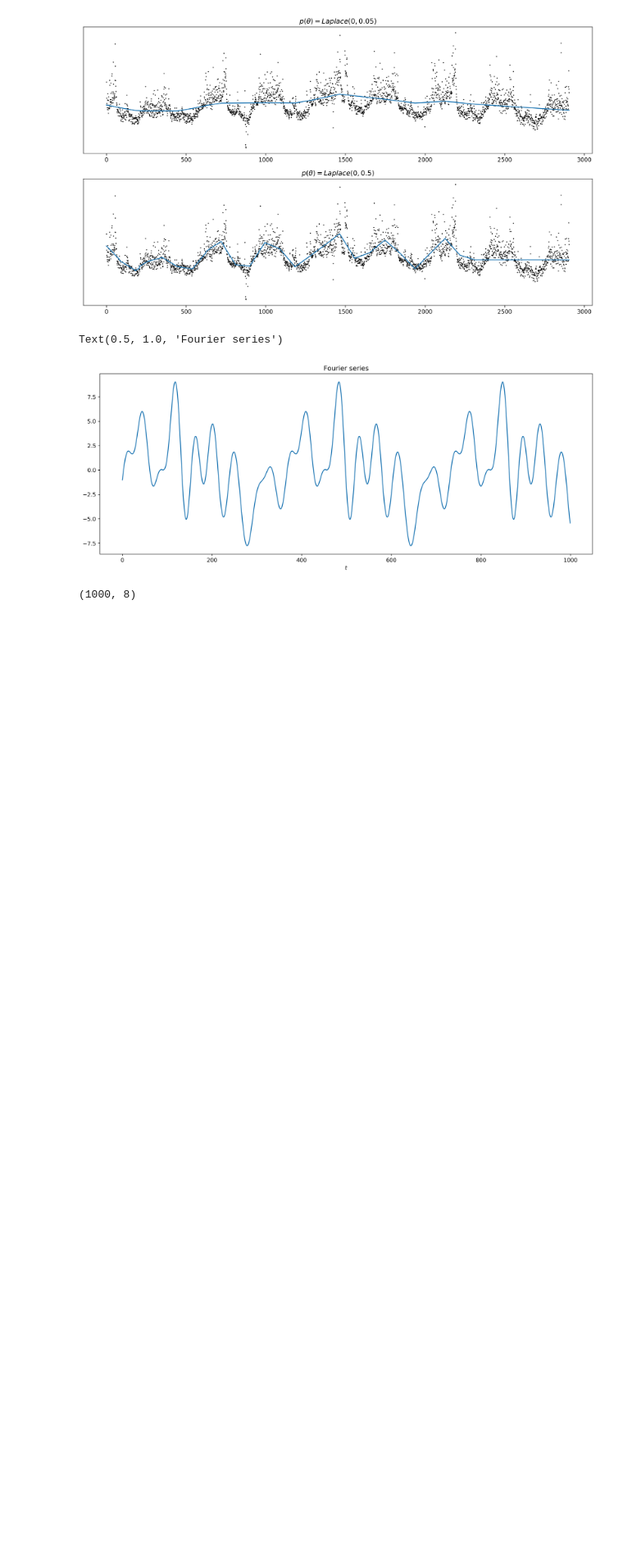
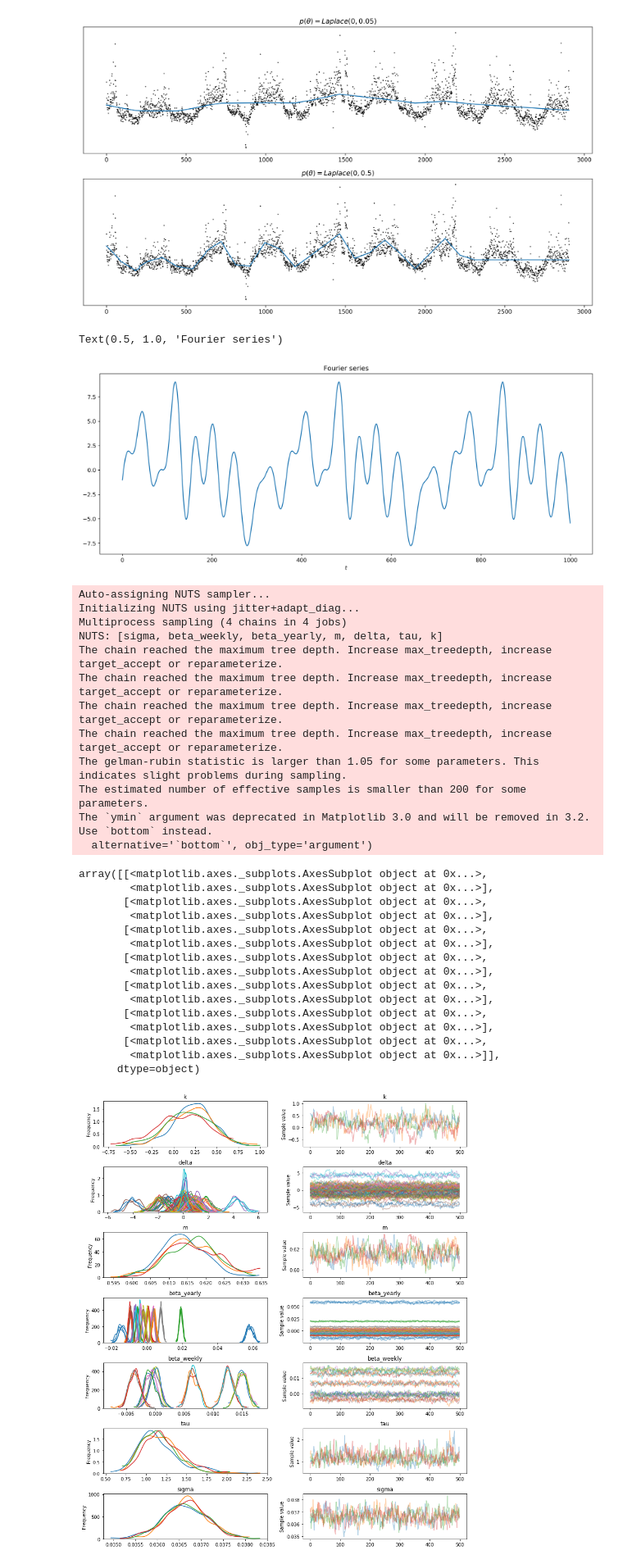
Before and after one commit to ritchie46/pydata-pymc3-prophet, a Jupyter notebook: notebooks/code-up.ipynb, the cells around one changed output. Shown at 82% size. Saved outputs shown, nothing was run; the diff lists cells and outputs as text; code cells hidden in the pictures; blank space fills up the shorter version.

```diff
--- a/notebooks/code-up.ipynb
+++ b/notebooks/code-up.ipynb
@@ -165,7 +165,67 @@ plt.title('Fourier series')
 # %% [output]
 Text(0.5, 1.0, 'Fourier series')
 [figure]
-# %%
-fourier_series(t, 365.25, n).shape
-# %% [output]
-(1000, 8)
+# %%
+def seasonality_model(m, df, period='yearly', seasonality_prior_scale=10):
+
+    if period == 'yearly':
+        n = 10
+        # rescale the period, as t is also scaled
+        p = 365.25 / (df['ds'].max() - df['ds'].min()).days
+    else:  # weekly
+        n = 3
+        # rescale the period, as t is also scaled
+        p = 7 / (df['ds'].max() - df['ds'].min()).days
+    x = fourier_series(df['t'], p, n)
+    with m:
+        beta = pm.Normal(f'beta_{period}', mu=0, sd=seasonality_prior_scale, shape=2 * n)
+    return x, beta
+
+m = pm.Model()
+
+with m:
+    # changepoints_prior_scale is None, so the exponential distribution
+    # will be used as prior on \tau.
+    y, A, s = trend_model(m, df['t'], changepoints_prior_scale=None)
+    x_yearly, beta_yearly = seasonality_model(m, df, 'yearly')
+    x_weekly, beta_weekly = seasonality_model(m, df, 'weekly')
+
+    y += det_dot(x_yearly, beta_yearly) + det_dot(x_weekly, beta_weekly)
+
+    sigma = pm.HalfCauchy('sigma', 0.5, testval=1)
+    obs = pm.Normal('obs',
+                 mu=y,
+                 sd=sigma,
+                 observed=df['y_scaled'])
+with m:
+    trace = pm.sample(500)
+pm.traceplot(trace)
+# %% [output]
+Auto-assigning NUTS sampler...
+Initializing NUTS using jitter+adapt_diag...
+Multiprocess sampling (4 chains in 4 jobs)
+NUTS: [sigma, beta_weekly, beta_yearly, m, delta, tau, k]
+The chain reached the maximum tree depth. Increase max_treedepth, increase target_accept or reparameterize.
+The chain reached the maximum tree depth. Increase max_treedepth, increase target_accept or reparameterize.
+The chain reached the maximum tree depth. Increase max_treedepth, increase target_accept or reparameterize.
+The chain reached the maximum tree depth. Increase max_treedepth, increase target_accept or reparameterize.
+The gelman-rubin statistic is larger than 1.05 for some parameters. This indicates slight problems during sampling.
+The estimated number of effective samples is smaller than 200 for some parameters.
+The `ymin` argument was deprecated in Matplotlib 3.0 and will be removed in 3.2. Use `bottom` instead.
+  alternative='`bottom`', obj_type='argument')
+array([[<matplotlib.axes._subplots.AxesSubplot object at 0x...>,
+        <matplotlib.axes._subplots.AxesSubplot object at 0x...>],
+       [<matplotlib.axes._subplots.AxesSubplot object at 0x...>,
+        <matplotlib.axes._subplots.AxesSubplot object at 0x...>],
+       [<matplotlib.axes._subplots.AxesSubplot object at 0x...>,
+        <matplotlib.axes._subplots.AxesSubplot object at 0x...>],
+       [<matplotlib.axes._subplots.AxesSubplot object at 0x...>,
+        <matplotlib.axes._subplots.AxesSubplot object at 0x...>],
+       [<matplotlib.axes._subplots.AxesSubplot object at 0x...>,
+        <matplotlib.axes._subplots.AxesSubplot object at 0x...>],
+       [<matplotlib.axes._subplots.AxesSubplot object at 0x...>,
+        <matplotlib.axes._subplots.AxesSubplot object at 0x...>],
+       [<matplotlib.axes._subplots.AxesSubplot object at 0x...>,
+        <matplotlib.axes._subplots.AxesSubplot object at 0x...>]],
+      dtype=object)
+[figure, added]
```
Also changed, not shown: parts of 3 cells of this notebook, 2 other files.
